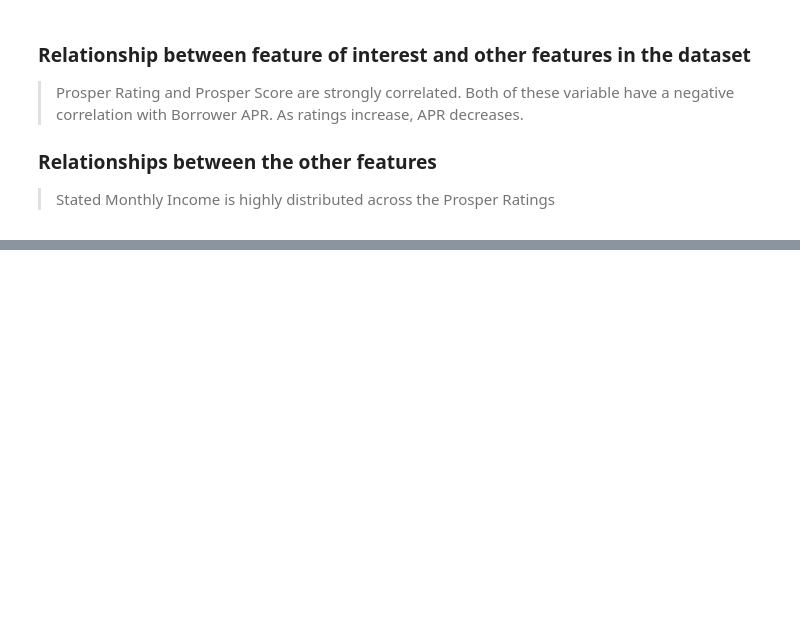
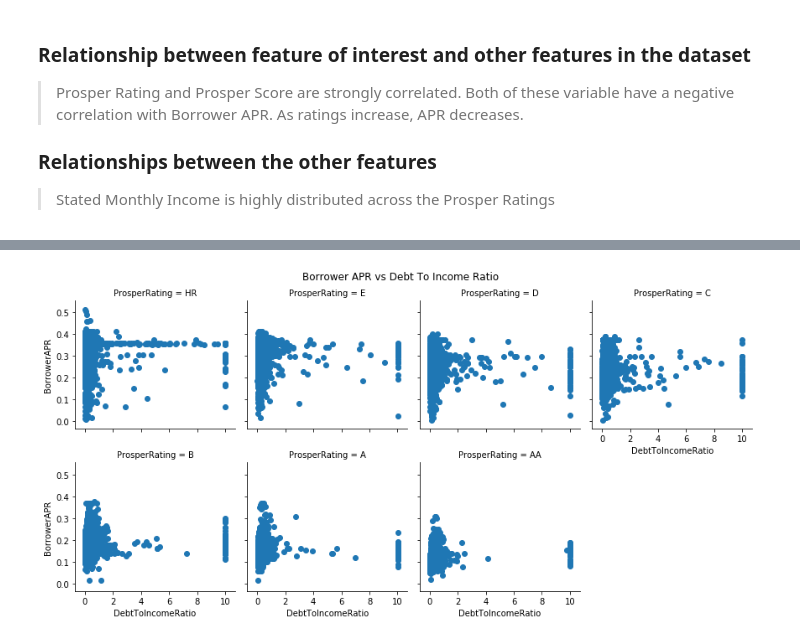
Before and after one commit to Aastha-Arora/prosper-loan-analysis, a Jupyter notebook: prosper_loan_exploration.ipynb, the cells around one changed output, grey strips where cells are left out. Cells and saved outputs as stored; diff of their text form; code cells hidden in the pictures; blank space fills up the shorter version.

Commit message:
feat: Add multivariate exploratory visualizations

```diff
--- a/prosper_loan_exploration.ipynb
+++ b/prosper_loan_exploration.ipynb
@@ -479,0 +484,9 @@ Looking at these plots, it appears that monthly income and Prosper Rating do not
+# %%
+# Create faceted scatter plot on levels of Prosper Rating
+g = sb.FacetGrid(data = loan, col = 'ProsperRating', col_wrap=4)
+g.map(plt.scatter, 'DebtToIncomeRatio', 'BorrowerAPR')
+g.add_legend()
+g.fig.subplots_adjust(top=0.9)
+g.fig.suptitle('Borrower APR vs Debt To Income Ratio');
+# %% [output]
+[figure, added]
```
Also changed, not shown: parts of 7 cells of this notebook, 1 other file.
